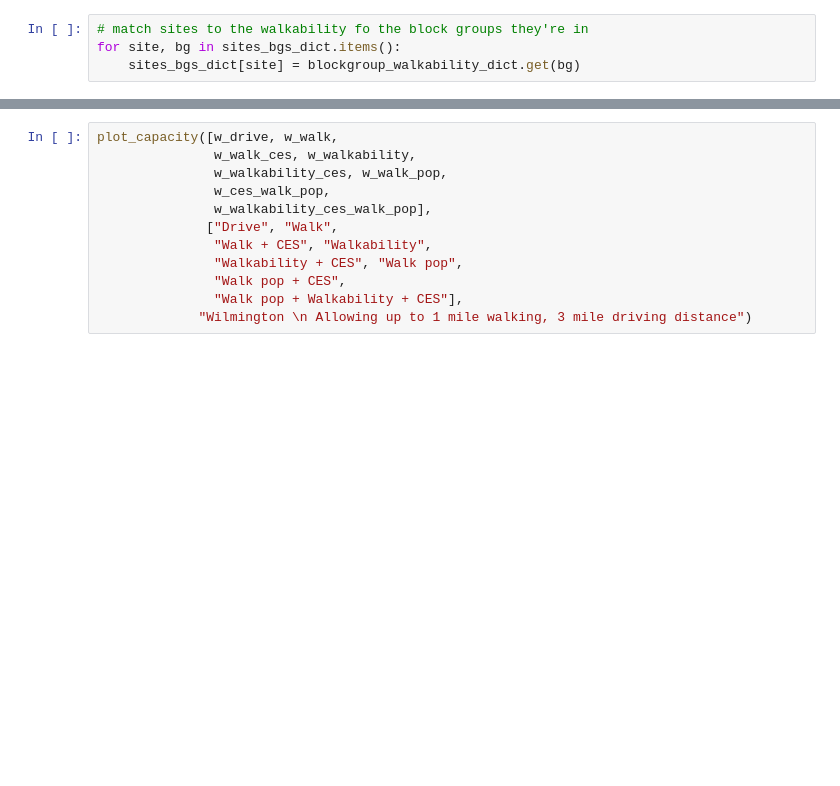
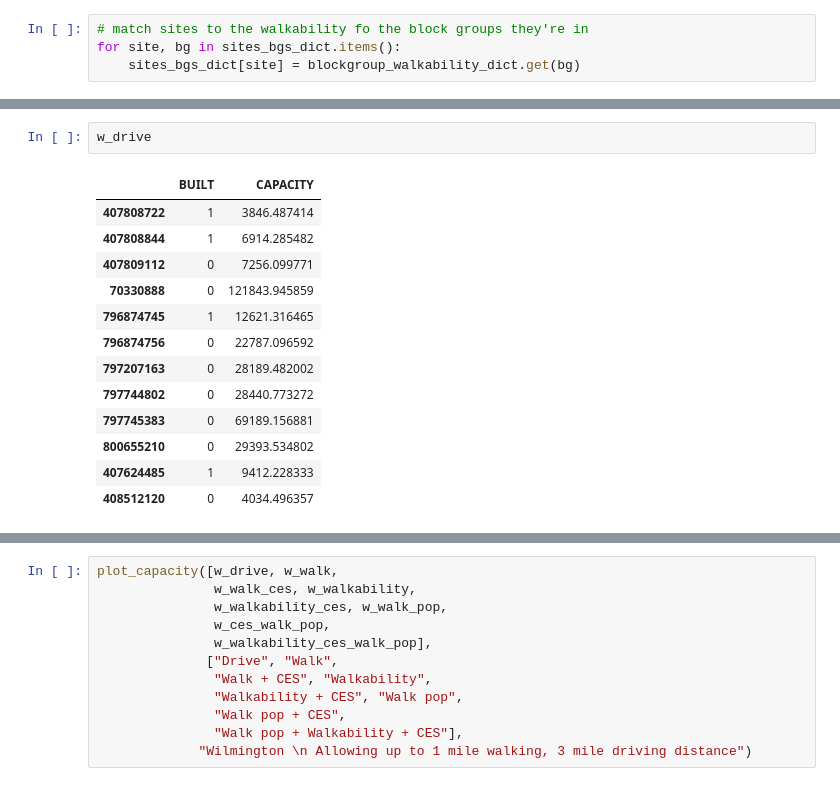
Before and after one commit to PSEHE/sgc-deployment-scenarios, a Jupyter notebook: model_comparison_wilmington_cmm.ipynb, the cells around one changed output, grey strips where cells are left out. Drawn from its saved outputs; the diff is of its cells as text; blank space fills up the shorter version.

```diff
--- a/model_comparison_wilmington_cmm.ipynb
+++ b/model_comparison_wilmington_cmm.ipynb
@@ -125,0 +138,16 @@ w_walkability_walk_pop = model_pop_served_max(scale_walkability(sites_bgs_dict.c
+# %%
+w_drive
+# %% [output]
+|  | BUILT | CAPACITY |
+| 407808722 | 1 | 3846.487414 |
+| 407808844 | 1 | 6914.285482 |
+| 407809112 | 0 | 7256.099771 |
+| 70330888 | 0 | 121843.945859 |
+| 796874745 | 1 | 12621.316465 |
+| 796874756 | 0 | 22787.096592 |
+| 797207163 | 0 | 28189.482002 |
+| 797744802 | 0 | 28440.773272 |
+| 797745383 | 0 | 69189.156881 |
+| 800655210 | 0 | 29393.534802 |
+| 407624485 | 1 | 9412.228333 |
+| 408512120 | 0 | 4034.496357 |
```
Also changed, not shown: parts of 7 cells of this notebook, 5 other files.
